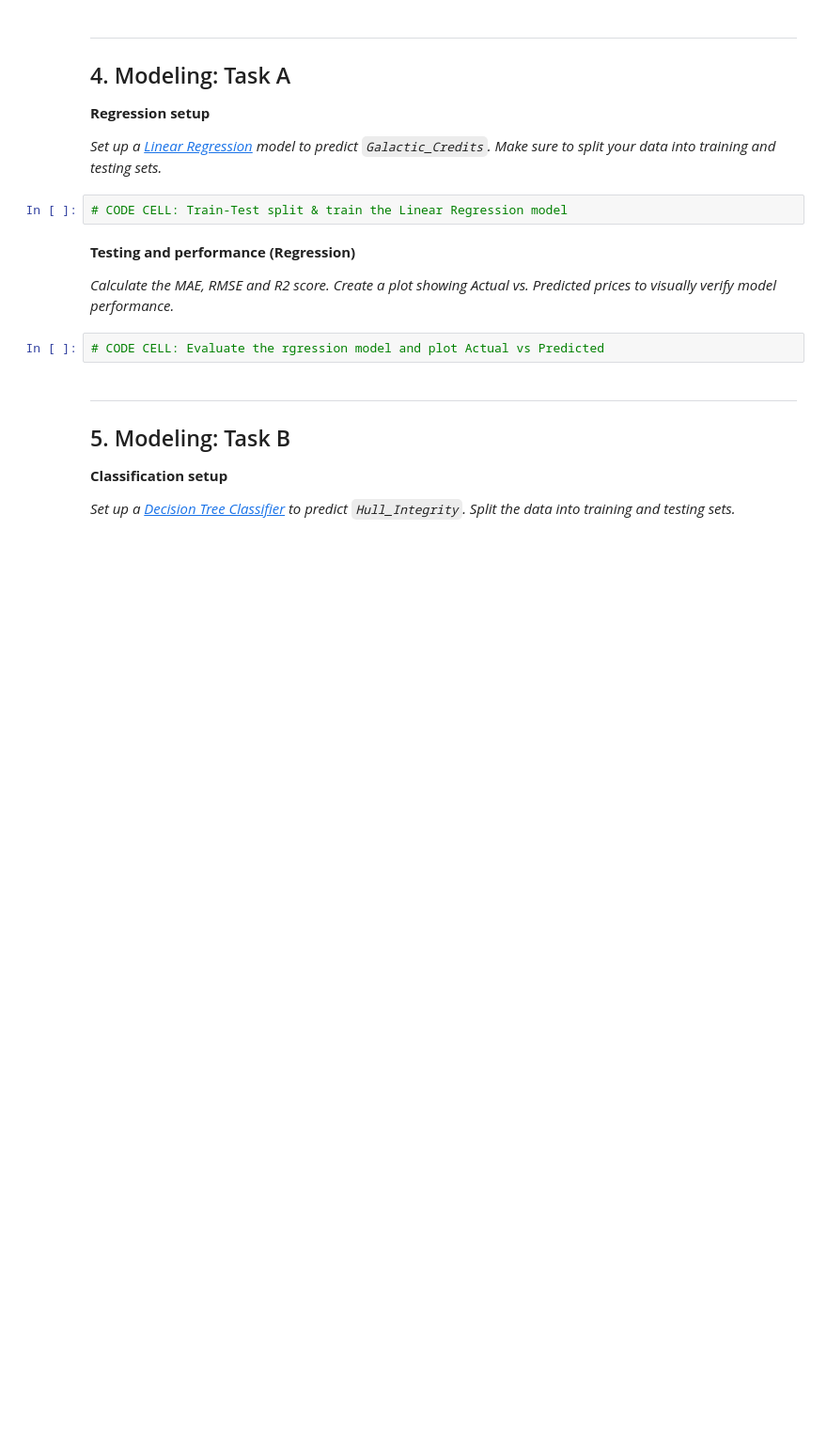
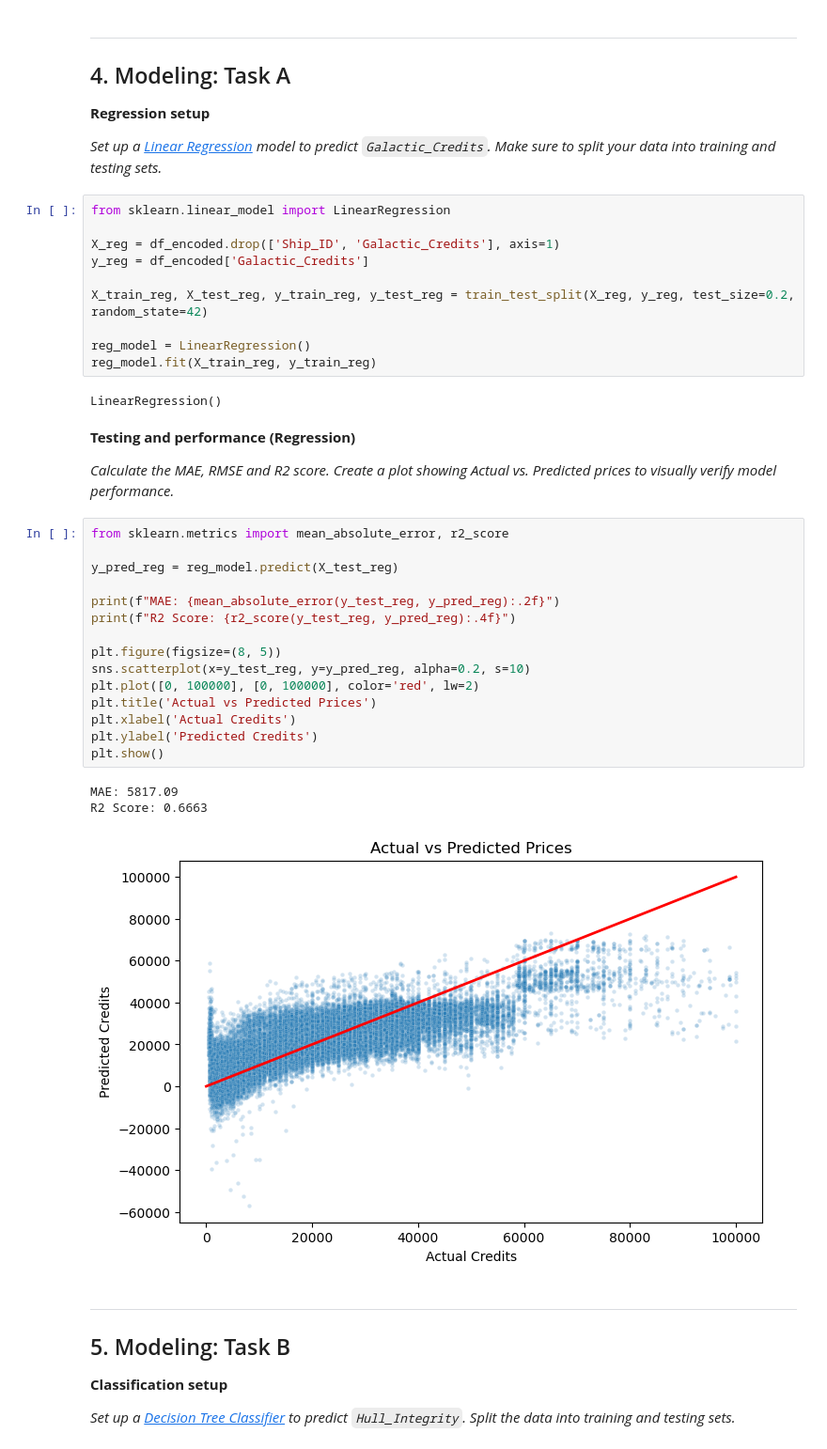
Before and after one commit to Jamie1111/DDD-Databazen-, a Jupyter notebook: assignment_template_it3.ipynb, the cells around one changed output. Shown at 94% size. Saved outputs shown, nothing was run; the diff lists cells and outputs as text; blank space fills up the shorter version.

Commit message:
Iteratie 3: Business understanding en models

```diff
--- a/assignment_template_it3.ipynb
+++ b/assignment_template_it3.ipynb
@@ -212,13 +216,40 @@ X_train, X_test, y_train, y_test = train_test_split(
 
 *Set up a [Linear Regression](https://scikit-learn.org/stable/modules/generated/sklearn.linear_model.LinearRegression.html) model to predict `Galactic_Credits`. Make sure to split your data into training and testing sets.*
 # %%
-# CODE CELL: Train-Test split & train the Linear Regression model
+from sklearn.linear_model import LinearRegression
+
+X_reg = df_encoded.drop(['Ship_ID', 'Galactic_Credits'], axis=1)
+y_reg = df_encoded['Galactic_Credits']
+
+X_train_reg, X_test_reg, y_train_reg, y_test_reg = train_test_split(X_reg, y_reg, test_size=0.2, random_state=42)
+
+reg_model = LinearRegression()
+reg_model.fit(X_train_reg, y_train_reg)
+# %% [output]
+LinearRegression()
 # %% [markdown]
 **Testing and performance (Regression)**
 
 *Calculate the MAE, RMSE and R2 score. Create a plot showing Actual vs. Predicted prices to visually verify model performance.*
 # %%
-# CODE CELL: Evaluate the rgression model and plot Actual vs Predicted
+from sklearn.metrics import mean_absolute_error, r2_score
+
+y_pred_reg = reg_model.predict(X_test_reg)
+
+print(f"MAE: {mean_absolute_error(y_test_reg, y_pred_reg):.2f}")
+print(f"R2 Score: {r2_score(y_test_reg, y_pred_reg):.4f}")
+
+plt.figure(figsize=(8, 5))
+sns.scatterplot(x=y_test_reg, y=y_pred_reg, alpha=0.2, s=10)
+plt.plot([0, 100000], [0, 100000], color='red', lw=2)
+plt.title('Actual vs Predicted Prices')
+plt.xlabel('Actual Credits')
+plt.ylabel('Predicted Credits')
+plt.show()
+# %% [output]
+MAE: 5817.09
+R2 Score: 0.6663
+[figure, added]
 # %% [markdown]
 ---
 
```
Also changed, not shown: parts of 6 cells of this notebook, 2 other files.
